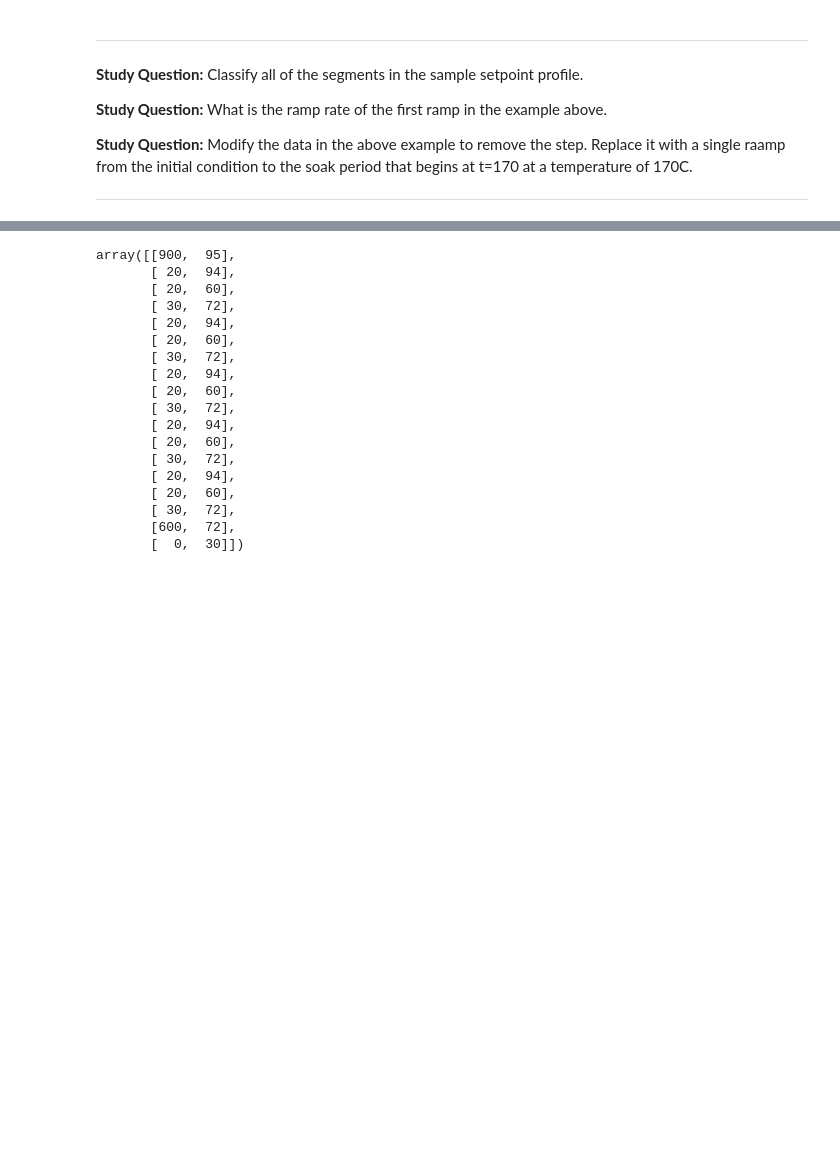
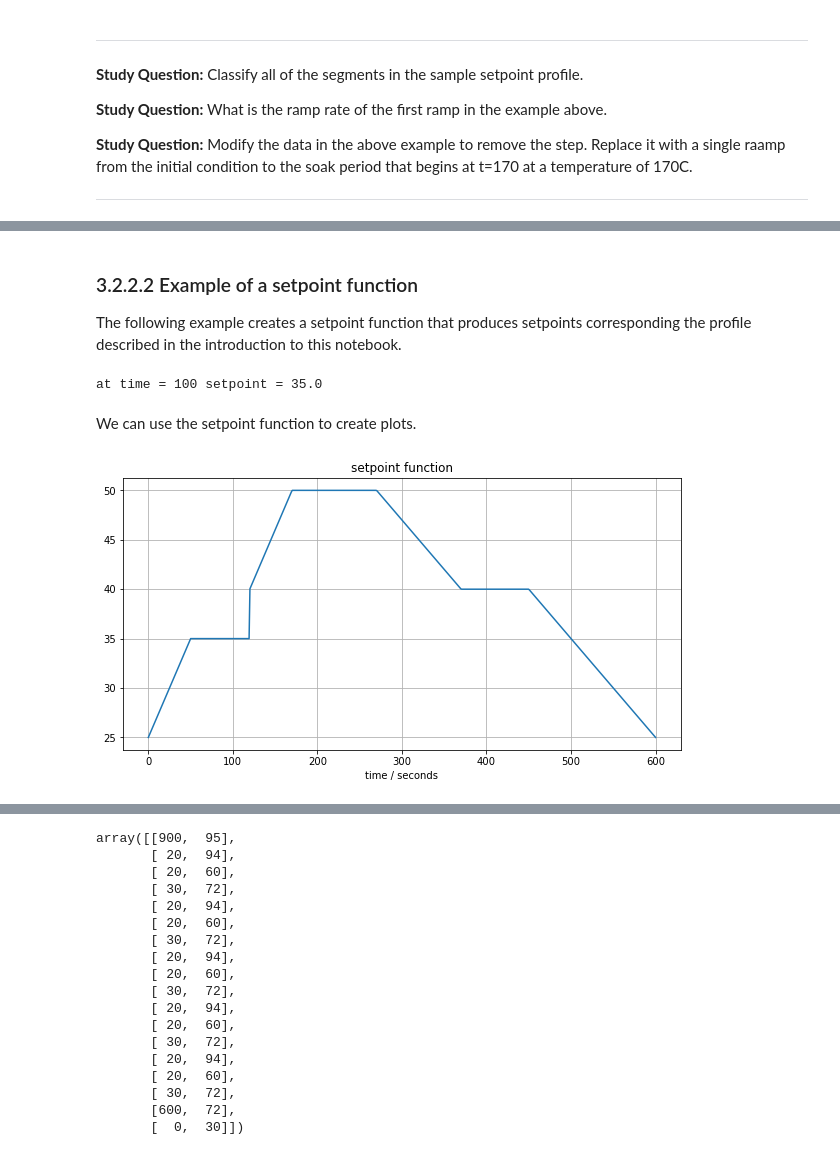
Before and after one commit to jckantor/cbe30338-2021, a Jupyter notebook: docs/03.02-Setpoints.ipynb, the cells around one changed output, grey strips where cells are left out. Drawn from its saved outputs; the diff is of its cells as text; code cells hidden in the pictures; blank space fills up the shorter version.

Commit message:
add additional examples of creating setpoint functions

```diff
--- a/docs/03.02-Setpoints.ipynb
+++ b/docs/03.02-Setpoints.ipynb
@@ -31,7 +31,7 @@ import numpy as np
 import matplotlib.pyplot as plt
 
 # specify a setpoint profile
-setpoint_profile = [
+profile = [
     (0, 25),
     (50, 35),
     (120, 35),
@@ -45,11 +45,11 @@ setpoint_profile = [
 ]
 
 # convert to numpy array to provide simple access to columns
-setpoint_profile = np.array(setpoint_profile)
+profile = np.array(profile)
 
 # create an annotated plot
 fig, ax = plt.subplots(1, 1, figsize=(10, 5))
-ax.plot(setpoint_profile[:, 0], setpoint_profile[:, 1], lw=4)
+ax.plot(profile[:, 0], profile[:, 1], lw=4)
 ax.annotate("Step", xy=(120, 37.5), xytext=(180, 37.5), fontsize=20,
             va="center", arrowprops=dict(facecolor='black', shrink=0.05))
 ax.annotate("Ramp", xy=(320, 45), xytext=(380, 48), fontsize=20,
@@ -74,0 +95,46 @@ ax.grid(True)
+# %% [markdown]
+### 3.2.2.2 Example of a setpoint function
+
+The following example creates a setpoint function that produces setpoints corresponding the profile described in the introduction to this notebook.
+# %%
+%matplotlib inline
+import numpy as np
+import matplotlib.pyplot as plt
+
+# example profile data
+profile = [
+    (0, 25),
+    (50, 35),
+    (120, 35),
+    (120, 40),
+    (170, 50),
+    (170, 50),
+    (270, 50),
+    (370, 40),
+    (450, 40),
+    (600, 25),
+]
+
+# create a setpoint function called sp
+sp = create_setpoint_function(profile)
+
+# print select values
+t = 100
+print(f"at time = {t:3d} setpoint = {sp(t)}")
+# %% [output]
+at time = 100 setpoint = 35.0
+# %% [markdown]
+We can use the setpoint function to create plots.
+# %%
+# compute setpoint values
+t = np.linspace(0, 600, 600)
+y = sp(t)
+
+# create a plot
+fix, ax = plt.subplots(1, 1, figsize=(10, 5))
+ax.plot(t, y)
+ax.set_xlabel("time / seconds")
+ax.set_title("setpoint function")
+ax.grid(True)
+# %% [output]
+[figure, added]
```
Also changed, not shown: parts of 12 cells of this notebook, 7 other files.
